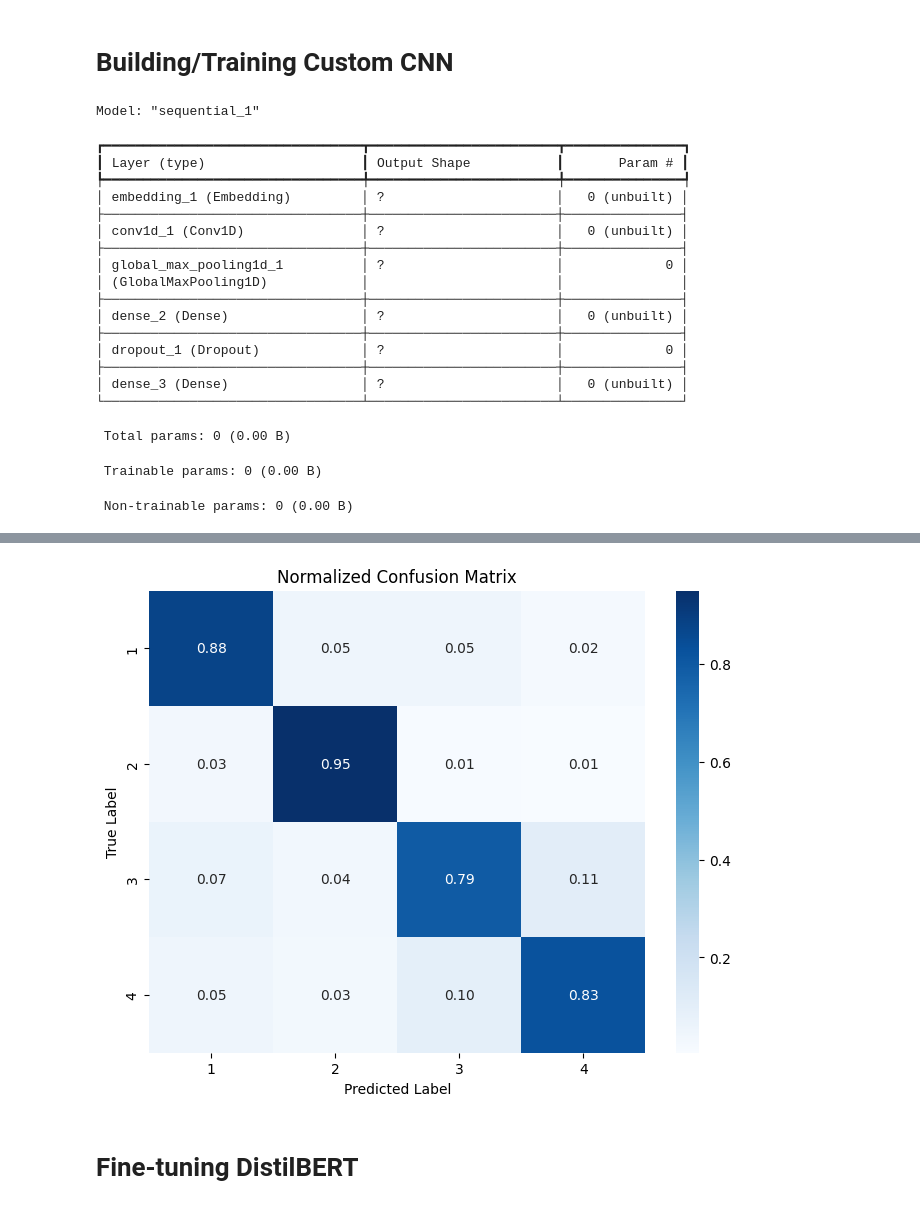
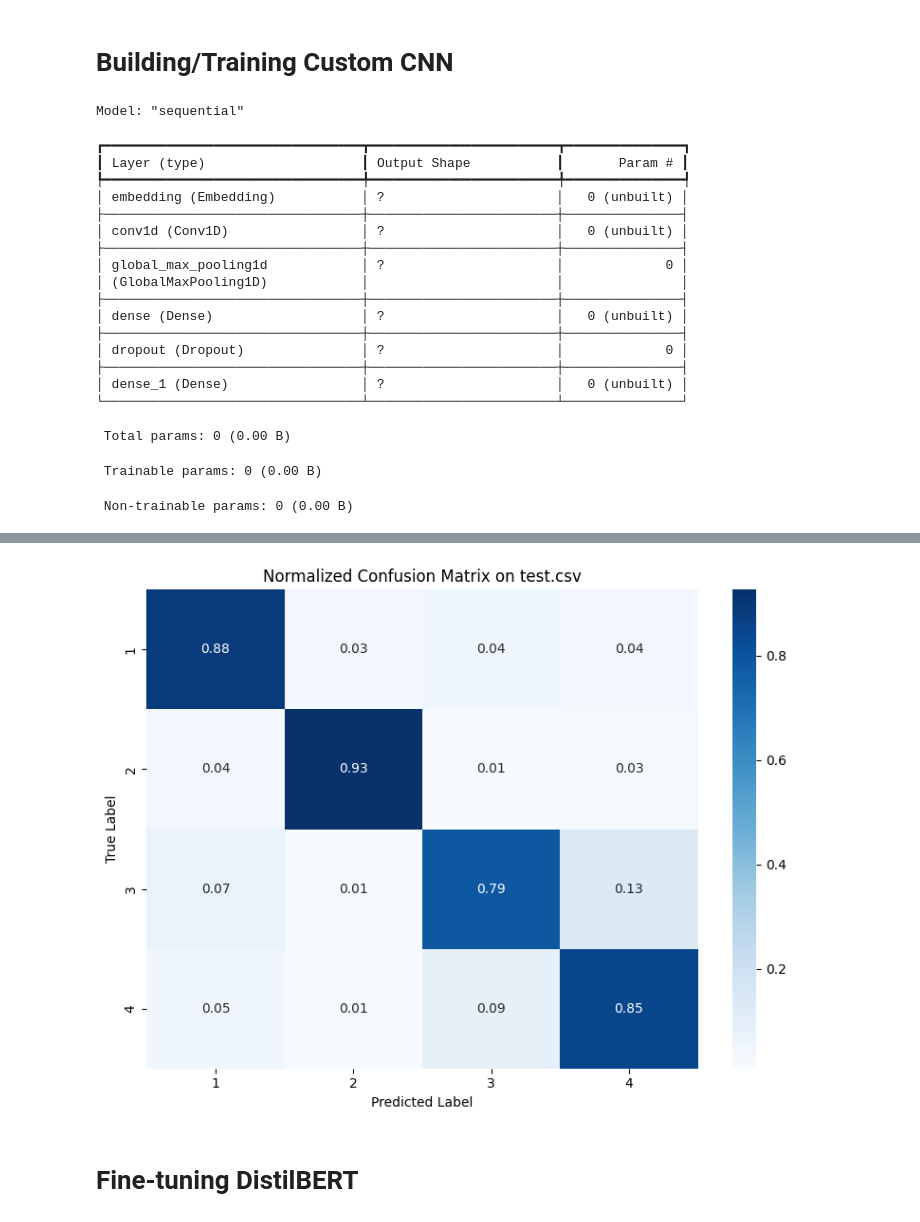
Before and after one commit to Victor-Tung/CS171_news_classification, a Jupyter notebook: CS171_news_classification.ipynb, the cells around one changed output, grey strips where cells are left out. Saved outputs shown, nothing was run; the diff lists cells and outputs as text; code cells hidden in the pictures.

Commit message:
Implemented both the training and test files from the original kraggleset

```diff
--- a/CS171_news_classification.ipynb
+++ b/CS171_news_classification.ipynb
@@ -77,7 +79,11 @@ def clean_text(text):
 # %%
-data['title_clean'] = data['title'].apply(clean_text)
-data['description_clean'] = data['description'].apply(clean_text)
-data['text'] = data['title_clean'] + ' ' + data['description_clean']
+train_data['title_clean'] = train_data['title'].apply(clean_text)
+train_data['description_clean'] = train_data['description'].apply(clean_text)
+train_data['text'] = train_data['title_clean'] + ' ' + train_data['description_clean']
+# %%
+test_data['title_clean'] = test_data['title'].apply(clean_text)
+test_data['description_clean'] = test_data['description'].apply(clean_text)
+test_data['text'] = test_data['title_clean'] + ' ' + test_data['description_clean']
 # %%
 # testing clean function
 test_val = 5000
@@ -106 +110,4 @@ data = data[data["class"] != "Class Index"].copy()
+# %%
+train_data = train_data[train_data["class"] != "Class Index"].copy()
+test_data = test_data[test_data["class"] != "Class Index"].copy()
 # %%
@@ -136,23 +159,22 @@ max_len = 100
 X_train = pad_sequences(X_train_seq, maxlen=max_len, padding="post", truncating="post")
 X_test = pad_sequences(X_test_seq, maxlen=max_len, padding="post", truncating="post")
 # %%
+import matplotlib.pyplot as plt
+import seaborn as sns
+
 from tensorflow.keras.models import Sequential
 from tensorflow.keras.layers import Embedding, Conv1D, GlobalMaxPooling1D, Dense, Dropout
-from sklearn.metrics import classification_report
-from sklearn.metrics import confusion_matrix
+from sklearn.metrics import classification_report, confusion_matrix
 
 embedding_dim = 128
-num_classes = y.shape[1] # Determine number of classes from the shape of y
+num_classes = y_train.shape[1]
 
 model = Sequential([
-    Embedding(input_dim=max_words, output_dim=embedding_dim),
-
+    Embedding(input_dim=max_words, output_dim=embedding_dim, input_length=X_train.shape[1]),
     Conv1D(filters=128, kernel_size=3, activation="relu"),
     GlobalMaxPooling1D(),
-
     Dense(64, activation="relu"),
     Dropout(0.5),
-
     Dense(num_classes, activation="softmax")
 ])
 
@@ -164,7 +186,7 @@ model.compile(
 
 model.summary()
 
-# Train
+# Train only on train.csv
 history = model.fit(
     X_train,
     y_train,
@@ -174,13 +196,12 @@ history = model.fit(
     verbose=1
 )
 
-# Evaluate
+# Test only on test.csv
 test_loss, test_acc = model.evaluate(X_test, y_test, verbose=0)
 print(f"Test Loss: {test_loss:.4f}")
 print(f"Test Accuracy: {test_acc:.4f}")
 
-
-# Predictions
+# Predictions on test.csv
 y_pred_probs = model.predict(X_test)
 y_pred = np.argmax(y_pred_probs, axis=1)
 y_true = np.argmax(y_test, axis=1)
@@ -189,40 +210,46 @@ predicted_labels = label_encoder.inverse_transform(y_pred)
 true_labels = label_encoder.inverse_transform(y_true)
 
 print("\nClassification Report:\n")
-print(classification_report(true_labels, predicted_labels))
+print(classification_report(true_labels, predicted_labels, digits=4))
 
-cm = confusion_matrix(y_true, y_pred)
+cm = confusion_matrix(true_labels, predicted_labels, labels=label_encoder.classes_)
 print("\nConfusion Matrix:\n")
 print(cm)
 
-cm_normalized = cm.astype("float") / cm.sum(axis=1, keepdims=True)
+cm_normalized = cm.astype("float") / np.maximum(cm.sum(axis=1, keepdims=True), 1)
 
 plt.figure(figsize=(8, 6))
-sns.heatmap(cm_normalized, annot=True, fmt=".2f", cmap="Blues",
-            xticklabels=label_encoder.classes_,
-            yticklabels=label_encoder.classes_)
+sns.heatmap(
+    cm_normalized,
+    annot=True,
+    fmt=".2f",
+    cmap="Blues",
+    xticklabels=label_encoder.classes_,
+    yticklabels=label_encoder.classes_
+)
 
 plt.xlabel("Predicted Label")
 plt.ylabel("True Label")
-plt.title("Normalized Confusion Matrix")
+plt.title("Normalized Confusion Matrix on test.csv")
+plt.tight_layout()
 plt.show()
 # %% [output]
-Model: "sequential_1"
+Model: "sequential"
 ┏━━━━━━━━━━━━━━━━━━━━━━━━━━━━━━━━━┳━━━━━━━━━━━━━━━━━━━━━━━━┳━━━━━━━━━━━━━━━┓
 ┃ Layer (type)                    ┃ Output Shape           ┃       Param # ┃
 ┡━━━━━━━━━━━━━━━━━━━━━━━━━━━━━━━━━╇━━━━━━━━━━━━━━━━━━━━━━━━╇━━━━━━━━━━━━━━━┩
-│ embedding_1 (Embedding)         │ ?                      │   0 (unbuilt) │
+│ embedding (Embedding)           │ ?                      │   0 (unbuilt) │
 ├─────────────────────────────────┼────────────────────────┼───────────────┤
-│ conv1d_1 (Conv1D)               │ ?                      │   0 (unbuilt) │
+│ conv1d (Conv1D)                 │ ?                      │   0 (unbuilt) │
 ├─────────────────────────────────┼────────────────────────┼───────────────┤
-│ global_max_pooling1d_1          │ ?                      │             0 │
+│ global_max_pooling1d            │ ?                      │             0 │
 │ (GlobalMaxPooling1D)            │                        │               │
 ├─────────────────────────────────┼────────────────────────┼───────────────┤
-│ dense_2 (Dense)                 │ ?                      │   0 (unbuilt) │
+│ dense (Dense)                   │ ?                      │   0 (unbuilt) │
 ├─────────────────────────────────┼────────────────────────┼───────────────┤
-│ dropout_1 (Dropout)             │ ?                      │             0 │
+│ dropout (Dropout)               │ ?                      │             0 │
 ├─────────────────────────────────┼────────────────────────┼───────────────┤
-│ dense_3 (Dense)                 │ ?                      │   0 (unbuilt) │
+│ dense_1 (Dense)                 │ ?                      │   0 (unbuilt) │
 └─────────────────────────────────┴────────────────────────┴───────────────┘
  Total params: 0 (0.00 B)
  Trainable params: 0 (0.00 B)
@@ -247,4 +274,4 @@ Epoch 6/10
-[figure, old version]
+[figure, new version]
 # %% [markdown]
 # Fine-tuning DistilBERT
 # %% [markdown]
```
Also changed, not shown: parts of 10 cells of this notebook.
